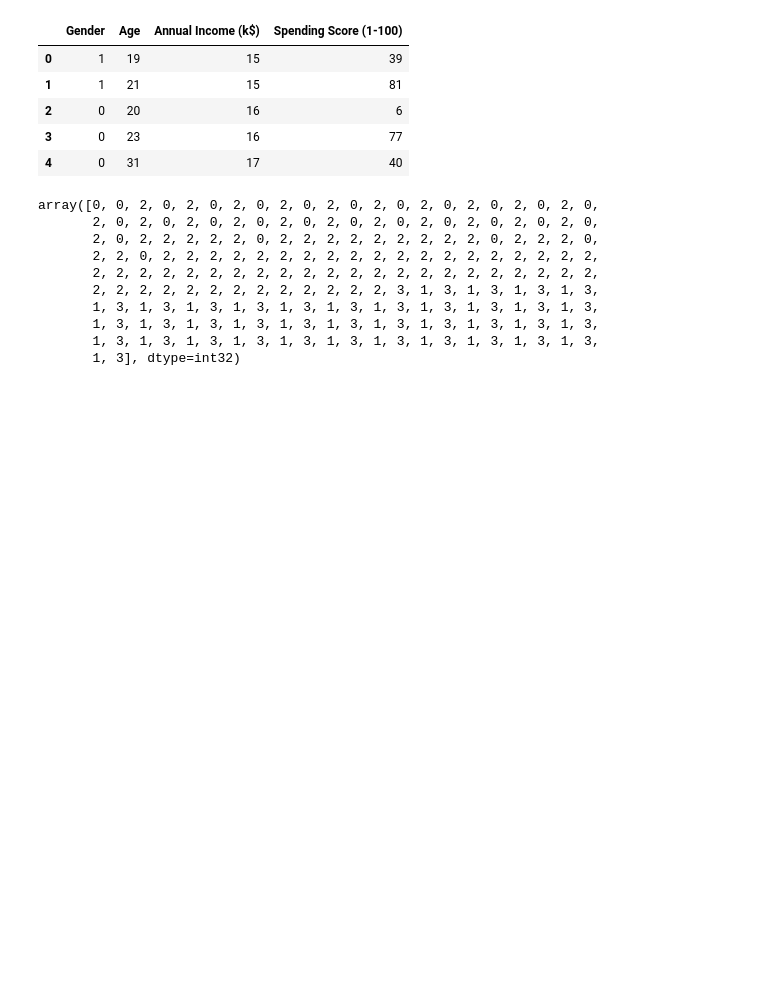
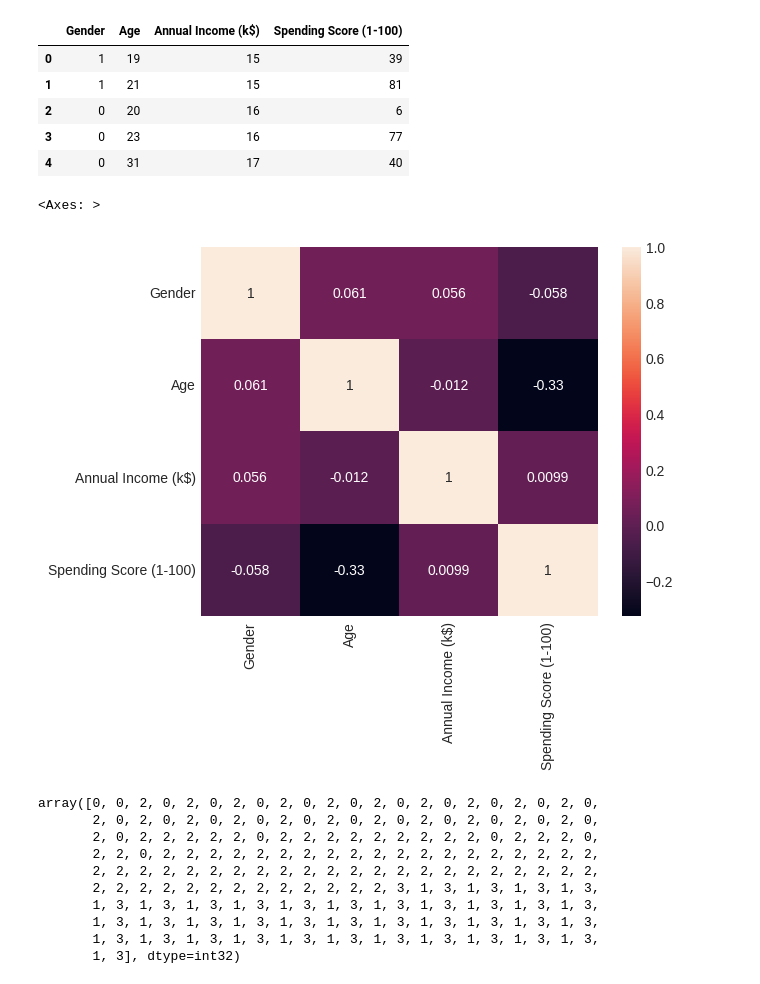
Before and after one commit to KamilShape/customer_segmentation, a Jupyter notebook: customer_segmentation.ipynb, the cells around one changed output. Saved outputs shown, nothing was run; the diff lists cells and outputs as text; code cells hidden in the pictures; blank space fills up the shorter version.

Commit message:
add heatmap

```diff
--- a/customer_segmentation.ipynb
+++ b/customer_segmentation.ipynb
@@ -123,6 +123,12 @@ x.head()
 | 2 | 0 | 20 | 16 | 6 |
 | 3 | 0 | 23 | 16 | 77 |
 | 4 | 0 | 31 | 17 | 40 |
+# %%
+#heatmap
+sns.heatmap(x.corr(), annot=True)
+# %% [output]
+<Axes: >
+[figure, added]
 # %%
 k_means = KMeans(n_clusters=4, random_state=30)
 # %%
```
